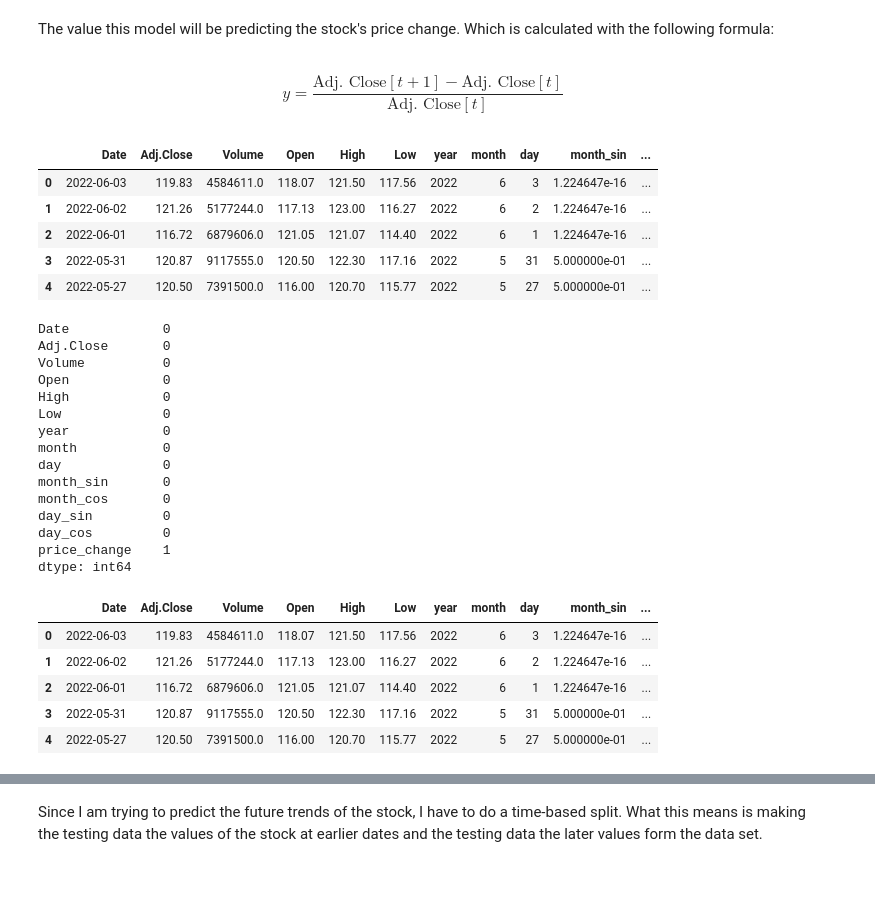
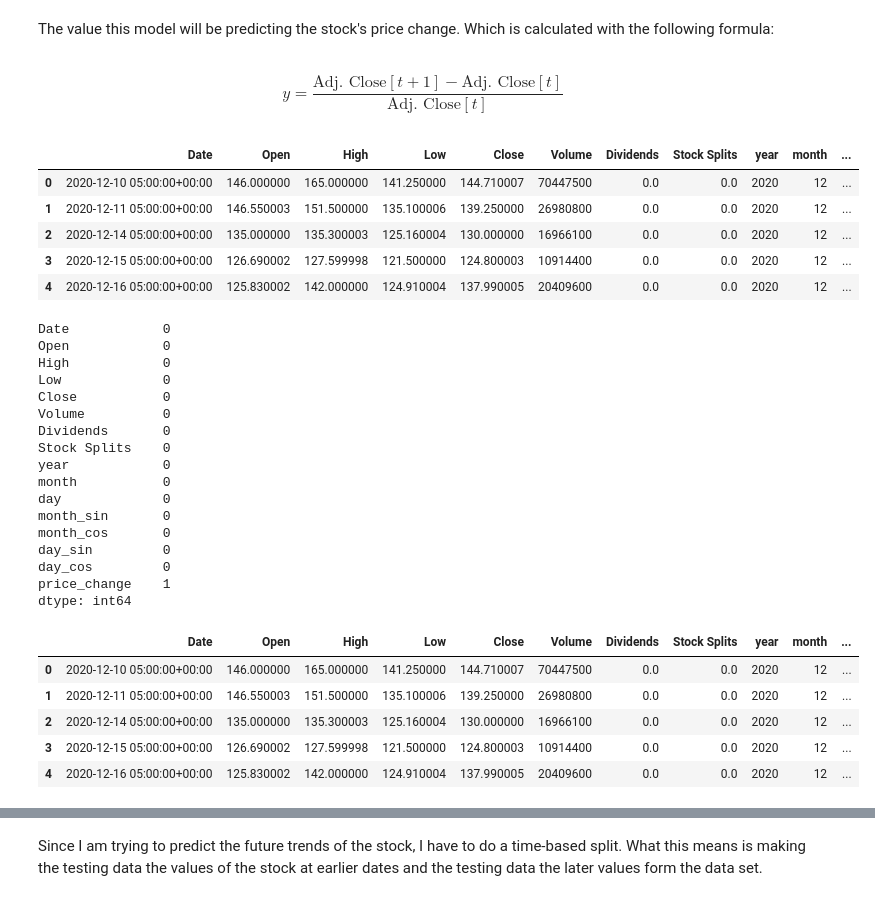
Before and after one commit to Lorant7/airbnb_stock_prediction, a Jupyter notebook: notebooks/model.ipynb, the cells around one changed output, grey strips where cells are left out. Saved outputs shown, nothing was run; the diff lists cells and outputs as text; code cells hidden in the pictures.

```diff
--- a/notebooks/model.ipynb
+++ b/notebooks/model.ipynb
@@ -68,7 +69,8 @@ Requirement already satisfied: idna<4,>=2.5 in c:\users\jtlor\anaconda3\envs\bas
 Requirement already satisfied: urllib3<3,>=1.21.1 in c:\users\jtlor\anaconda3\envs\basic_lr\lib\site-packages (from requests->huggingface_hub) (2.2.3)
 Requirement already satisfied: certifi>=2017.4.17 in c:\users\jtlor\anaconda3\envs\basic_lr\lib\site-packages (from requests->huggingface_hub) (2024.8.30)
 # %%
-df = pd.read_csv("hf://datasets/nateraw/airbnb-stock-price/airbnb-stock-price.zip")
+# df = pd.read_csv("hf://datasets/nateraw/airbnb-stock-price/airbnb-stock-price.zip")
+df = pd.read_csv("../data/24_11_29-ABNB_5y_history.csv")
 # %%
 df.head()
 # %% [output]
@@ -112,5 +122,6 @@ Name: Date, dtype: datetime64[ns]
 # %%
-df['Date'] = pd.to_datetime(df['Date'], format='%m/%d/%y')
+# df['Date'] = pd.to_datetime(df['Date'], format='%m/%d/%y')
+df['Date'] = pd.to_datetime(df['Date'], utc=True)
 print(type(df['Date'][0]))
 print(df.head())
 # %% [output]
@@ -235,25 +251,28 @@ The value this model will be predicting the stock's price change. Which is calcu
 
 $$ y = \frac{\text{Adj. Close}[t+1] - \text{Adj. Close}[t]}{\text{Adj. Close}[t]} $$
 # %%
-df['price_change'] = df['Adj.Close'].pct_change()
+# df['price_change'] = df['Adj.Close'].pct_change()
+df['price_change'] = df['Close'].pct_change()
 df.head()
 # %% [output]
-|  | Date | Adj.Close | Volume | Open | High | Low | year | month | day | month_sin | ... |
-| 0 | 2022-06-03 | 119.83 | 4584611.0 | 118.07 | 121.50 | 117.56 | 2022 | 6 | 3 | 1.224647e-16 | ... |
-| 1 | 2022-06-02 | 121.26 | 5177244.0 | 117.13 | 123.00 | 116.27 | 2022 | 6 | 2 | 1.224647e-16 | ... |
-| 2 | 2022-06-01 | 116.72 | 6879606.0 | 121.05 | 121.07 | 114.40 | 2022 | 6 | 1 | 1.224647e-16 | ... |
-| 3 | 2022-05-31 | 120.87 | 9117555.0 | 120.50 | 122.30 | 117.16 | 2022 | 5 | 31 | 5.000000e-01 | ... |
-| 4 | 2022-05-27 | 120.50 | 7391500.0 | 116.00 | 120.70 | 115.77 | 2022 | 5 | 27 | 5.000000e-01 | ... |
+|  | Date | Open | High | Low | Close | Volume | Dividends | Stock Splits | year | month | ... |
+| 0 | 2020-12-10 05:00:00+00:00 | 146.000000 | 165.000000 | 141.250000 | 144.710007 | 70447500 | 0.0 | 0.0 | 2020 | 12 | ... |
+| 1 | 2020-12-11 05:00:00+00:00 | 146.550003 | 151.500000 | 135.100006 | 139.250000 | 26980800 | 0.0 | 0.0 | 2020 | 12 | ... |
+| 2 | 2020-12-14 05:00:00+00:00 | 135.000000 | 135.300003 | 125.160004 | 130.000000 | 16966100 | 0.0 | 0.0 | 2020 | 12 | ... |
+| 3 | 2020-12-15 05:00:00+00:00 | 126.690002 | 127.599998 | 121.500000 | 124.800003 | 10914400 | 0.0 | 0.0 | 2020 | 12 | ... |
+| 4 | 2020-12-16 05:00:00+00:00 | 125.830002 | 142.000000 | 124.910004 | 137.990005 | 20409600 | 0.0 | 0.0 | 2020 | 12 | ... |
 # %%
 nulls = df.isna().sum()
 nulls
 # %% [output]
 Date            0
-Adj.Close       0
-Volume          0
 Open            0
 High            0
 Low             0
+Close           0
+Volume          0
+Dividends       0
+Stock Splits    0
 year            0
 month           0
 day             0
@@ -267,12 +286,12 @@ dtype: int64
 df['price_change'] = df['price_change'].fillna(0)
 df.head()
 # %% [output]
-|  | Date | Adj.Close | Volume | Open | High | Low | year | month | day | month_sin | ... |
-| 0 | 2022-06-03 | 119.83 | 4584611.0 | 118.07 | 121.50 | 117.56 | 2022 | 6 | 3 | 1.224647e-16 | ... |
-| 1 | 2022-06-02 | 121.26 | 5177244.0 | 117.13 | 123.00 | 116.27 | 2022 | 6 | 2 | 1.224647e-16 | ... |
-| 2 | 2022-06-01 | 116.72 | 6879606.0 | 121.05 | 121.07 | 114.40 | 2022 | 6 | 1 | 1.224647e-16 | ... |
-| 3 | 2022-05-31 | 120.87 | 9117555.0 | 120.50 | 122.30 | 117.16 | 2022 | 5 | 31 | 5.000000e-01 | ... |
-| 4 | 2022-05-27 | 120.50 | 7391500.0 | 116.00 | 120.70 | 115.77 | 2022 | 5 | 27 | 5.000000e-01 | ... |
+|  | Date | Open | High | Low | Close | Volume | Dividends | Stock Splits | year | month | ... |
+| 0 | 2020-12-10 05:00:00+00:00 | 146.000000 | 165.000000 | 141.250000 | 144.710007 | 70447500 | 0.0 | 0.0 | 2020 | 12 | ... |
+| 1 | 2020-12-11 05:00:00+00:00 | 146.550003 | 151.500000 | 135.100006 | 139.250000 | 26980800 | 0.0 | 0.0 | 2020 | 12 | ... |
+| 2 | 2020-12-14 05:00:00+00:00 | 135.000000 | 135.300003 | 125.160004 | 130.000000 | 16966100 | 0.0 | 0.0 | 2020 | 12 | ... |
+| 3 | 2020-12-15 05:00:00+00:00 | 126.690002 | 127.599998 | 121.500000 | 124.800003 | 10914400 | 0.0 | 0.0 | 2020 | 12 | ... |
+| 4 | 2020-12-16 05:00:00+00:00 | 125.830002 | 142.000000 | 124.910004 | 137.990005 | 20409600 | 0.0 | 0.0 | 2020 | 12 | ... |
 # %%
 plt.plot(df['Date'], df['price_change'])
 plt.xlabel('Date')
```
Also changed, not shown: parts of 32 cells of this notebook, 2 other files.
